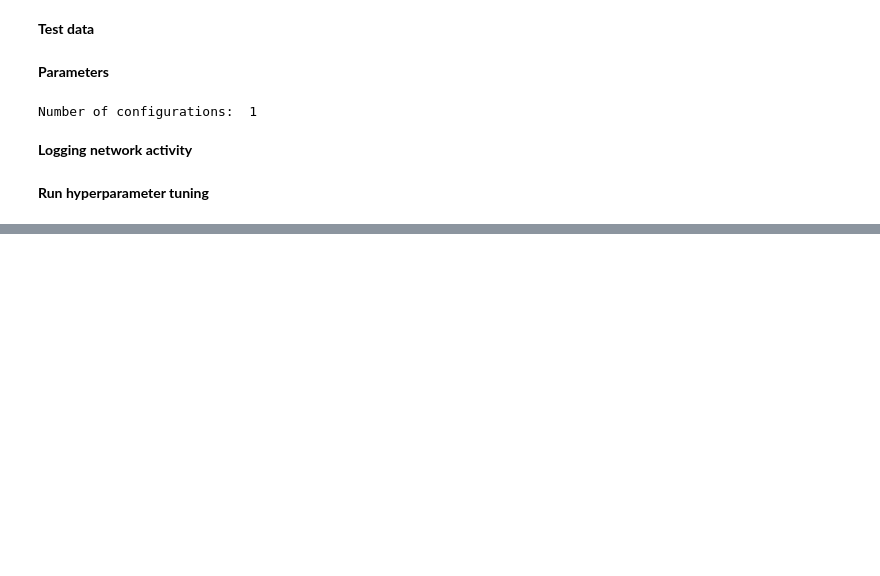
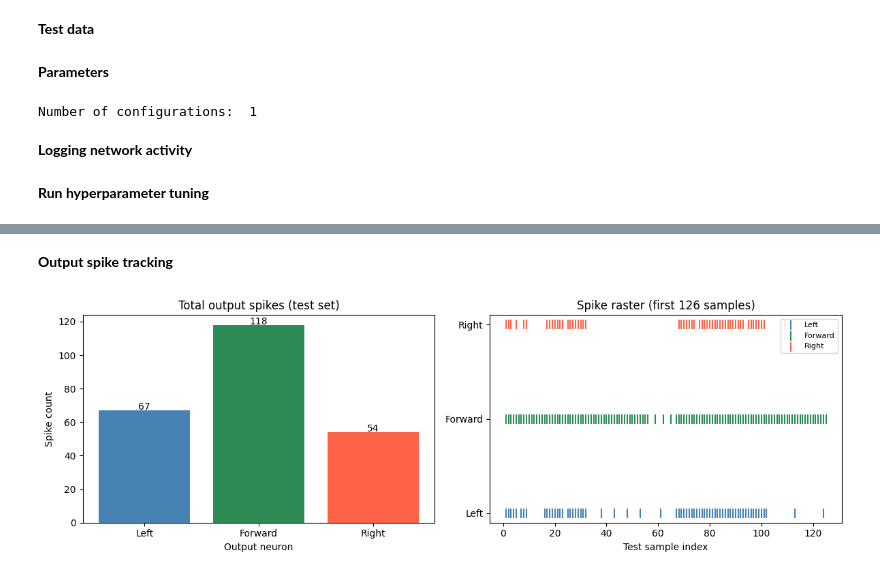
Before and after one commit to robotgreier/python_neural_network, a Jupyter notebook: Python_implementation/LIF_SNN_hyperparameter_tuning.ipynb, the cells around one changed output, grey strips where cells are left out. Cells and saved outputs as stored; diff of their text form; code cells hidden in the pictures; blank space fills up the shorter version.

Commit message:
Tuning

```diff
--- a/Python_implementation/LIF_SNN_hyperparameter_tuning.ipynb
+++ b/Python_implementation/LIF_SNN_hyperparameter_tuning.ipynb
@@ -282,0 +241,80 @@ Final weights (rows=output neurons, cols=inputs):
+# %% [markdown]
+**Output spike tracking**
+# %%
+import importlib
+import LIF_SNN_network
+importlib.reload(LIF_SNN_network)
+from LIF_SNN_network import SNNLayer
+
+# Re-run best config for spike tracking on test set
+best_neuron_params  = {"decay": 64, "threshold": 512, "reset": 0}
+best_synapse_params = {"lr_shift": 3, "w_init": 64,
+                       "t_pre": 3, "t_post": 4, "tau_e_shift": 4,
+                       "dw_pos": 16, "dw_neg": 32,
+                       "w_min": 8, "w_max": 255, "mode": "rstdp"}
+
+np.random.seed(42)
+snn_track = SNNLayer(n_inputs=n_inputs, n_outputs=n_outputs,
+                     synapse_params=best_synapse_params,
+                     neuron_params=best_neuron_params,
+                     feedback=False)
+
+# Train for 10 epochs (matches tuning loop)
+for _ in range(n_epochs):
+    snn_track.reset_state()
+    for current_spikes, correct_output in zip(input_spikes, correct_outputs):
+        output_spikes = snn_track.forward(input_spikes=current_spikes)
+        winner_idx    = snn_track.winner_takes_all(output_spikes=output_spikes)
+        seen, pos           = parse_aruco_state(current_spikes, aruco_start, n_aruco)
+        shift, sign, enable = reward_signal(seen, pos, winner_idx, 1, 0)
+        if enable:
+            snn_track.apply_reward(dopamine_shift=shift, dopamine_sign=sign, winner_idx=winner_idx)
+
+# --- Test pass: collect per-timestep spikes ---
+snn_track.reset_state()
+output_labels = ['Left', 'Forward', 'Right']
+spike_raster  = []
+
+for current_spikes in test_dataset:
+    out = snn_track.forward(input_spikes=current_spikes)
+    spike_raster.append(out)
+
+spike_raster = np.array(spike_raster)   # (n_samples, n_outputs)
+
+# --- Plot 1: total spike counts per output neuron ---
+fig, axes = plt.subplots(1, 2, figsize=(12, 4))
+
+counts = snn_track.spike_count
+axes[0].bar(output_labels, counts, color=['steelblue', 'seagreen', 'tomato'])
+axes[0].set_title('Total output spikes (test set)')
+axes[0].set_ylabel('Spike count')
+axes[0].set_xlabel('Output neuron')
+for i, v in enumerate(counts):
+    axes[0].text(i, v + 0.5, str(v), ha='center', fontsize=10)
+
+# --- Plot 2: spike raster (first 200 samples for readability) ---
+n_show = min(200, len(spike_raster))
+raster_slice = spike_raster[:n_show]
+
+for neuron_idx in range(n_outputs):
+    timesteps = np.where(raster_slice[:, neuron_idx] == 1)[0]
+    axes[1].scatter(timesteps, np.full_like(timesteps, neuron_idx),
+                    marker='|', s=100, linewidths=1.5,
+                    color=['steelblue', 'seagreen', 'tomato'][neuron_idx],
+                    label=output_labels[neuron_idx])
+
+axes[1].set_yticks(range(n_outputs))
+axes[1].set_yticklabels(output_labels)
+axes[1].set_xlabel('Test sample index')
+axes[1].set_title(f'Spike raster (first {n_show} samples)')
+axes[1].legend(loc='upper right', fontsize=8)
+
+plt.tight_layout()
+plt.show()
+
+# Spike rate per neuron
+print("Spike rate per neuron:")
+for label, count in zip(output_labels, counts):
+    print(f"  {label:>8}: {count}/{len(test_dataset)} = {count/len(test_dataset):.3f}")
+# %% [output]
+[figure, added]
```
Also changed, not shown: parts of 9 cells of this notebook, 7 other files.
